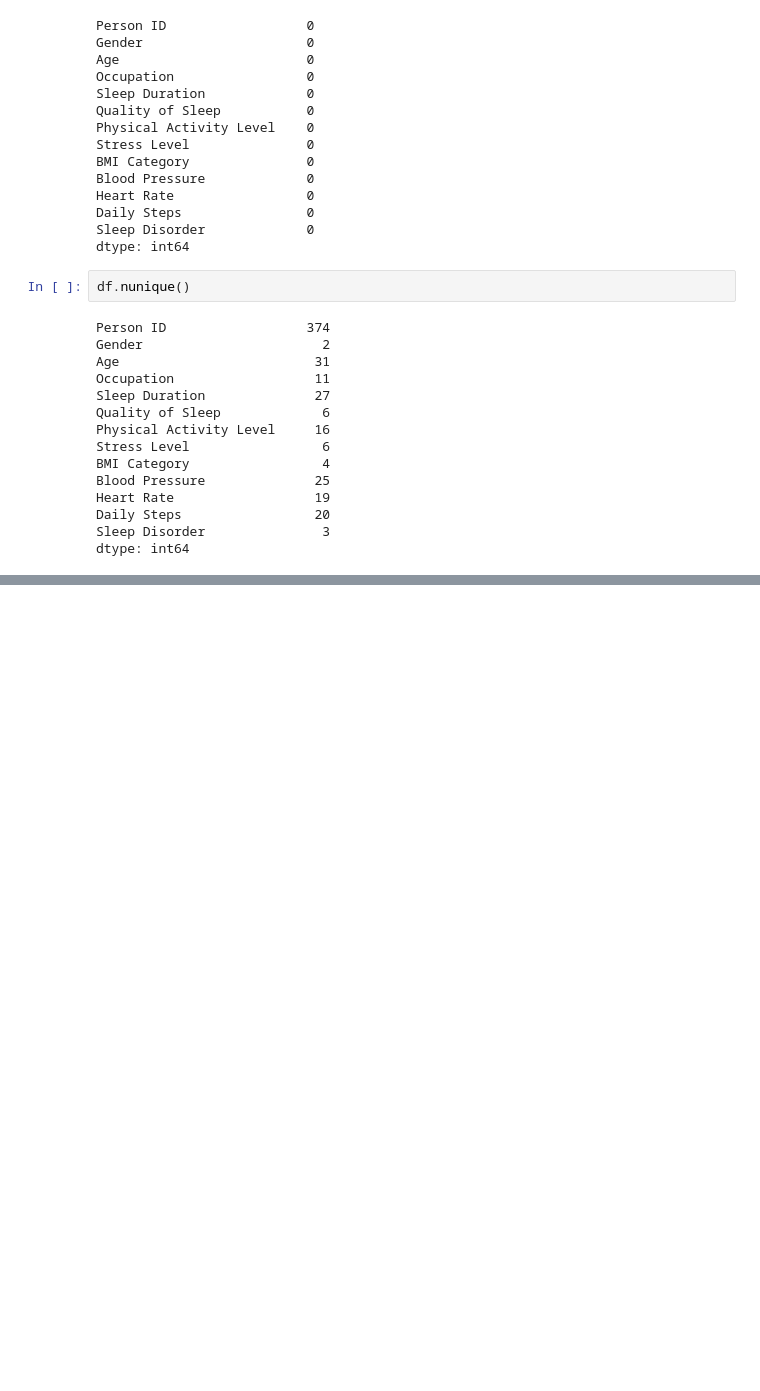
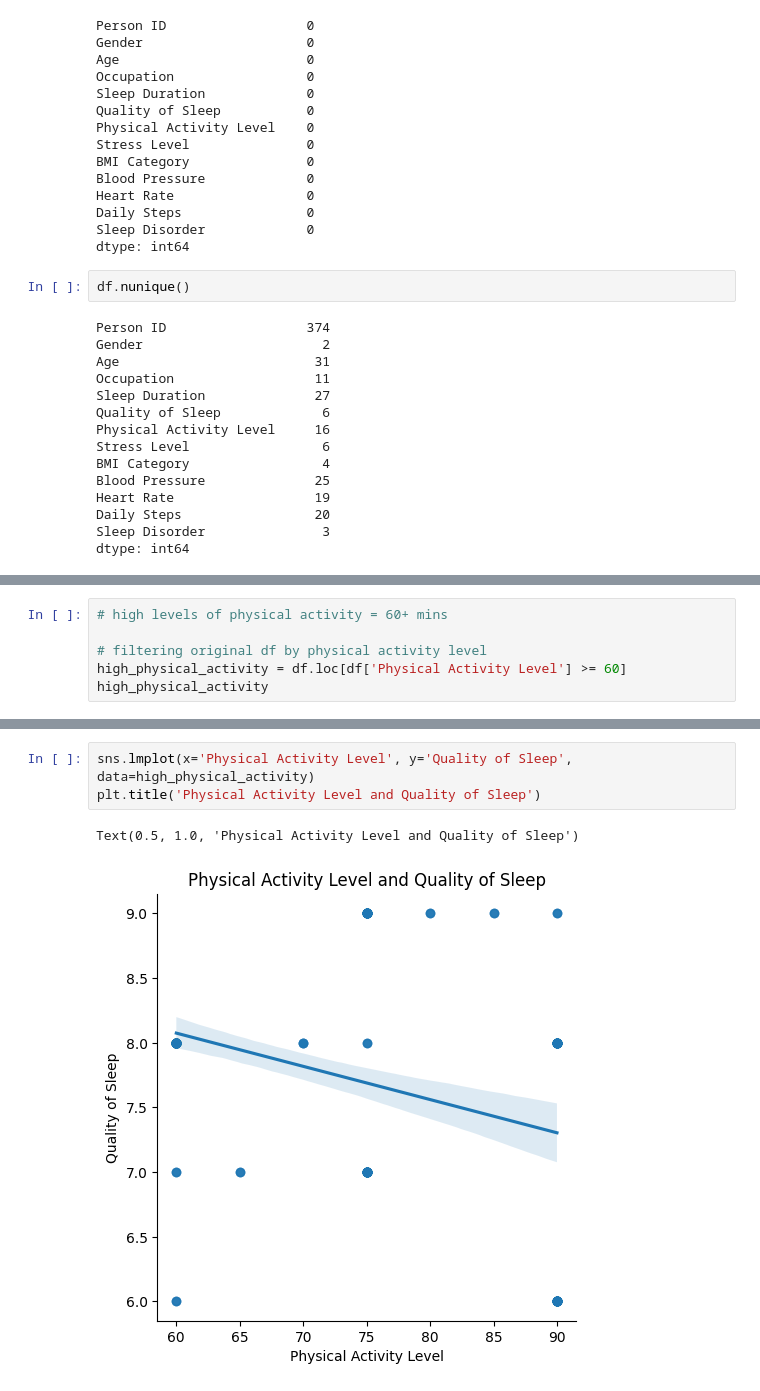
Before and after one commit to nikki14182/sleep-health, a Jupyter notebook: sleep.ipynb, the cells around one changed output, grey strips where cells are left out. Cells and saved outputs as stored; diff of their text form; blank space fills up the shorter version.

```diff
--- a/sleep.ipynb
+++ b/sleep.ipynb
@@ -154,0 +204,6 @@ sns.pairplot(df[cols_to_plot], hue= 'Sleep Disorder')
+# %%
+# high levels of physical activity = 60+ mins
+
+# filtering original df by physical activity level
+high_physical_activity = df.loc[df['Physical Activity Level'] >= 60]
+high_physical_activity
@@ -154,0 +224,6 @@ sns.pairplot(df[cols_to_plot], hue= 'Sleep Disorder')
+# %%
+sns.lmplot(x='Physical Activity Level', y='Quality of Sleep', data=high_physical_activity)
+plt.title('Physical Activity Level and Quality of Sleep')
+# %% [output]
+Text(0.5, 1.0, 'Physical Activity Level and Quality of Sleep')
+[figure, added]
```
Also changed, not shown: parts of 26 cells of this notebook.
